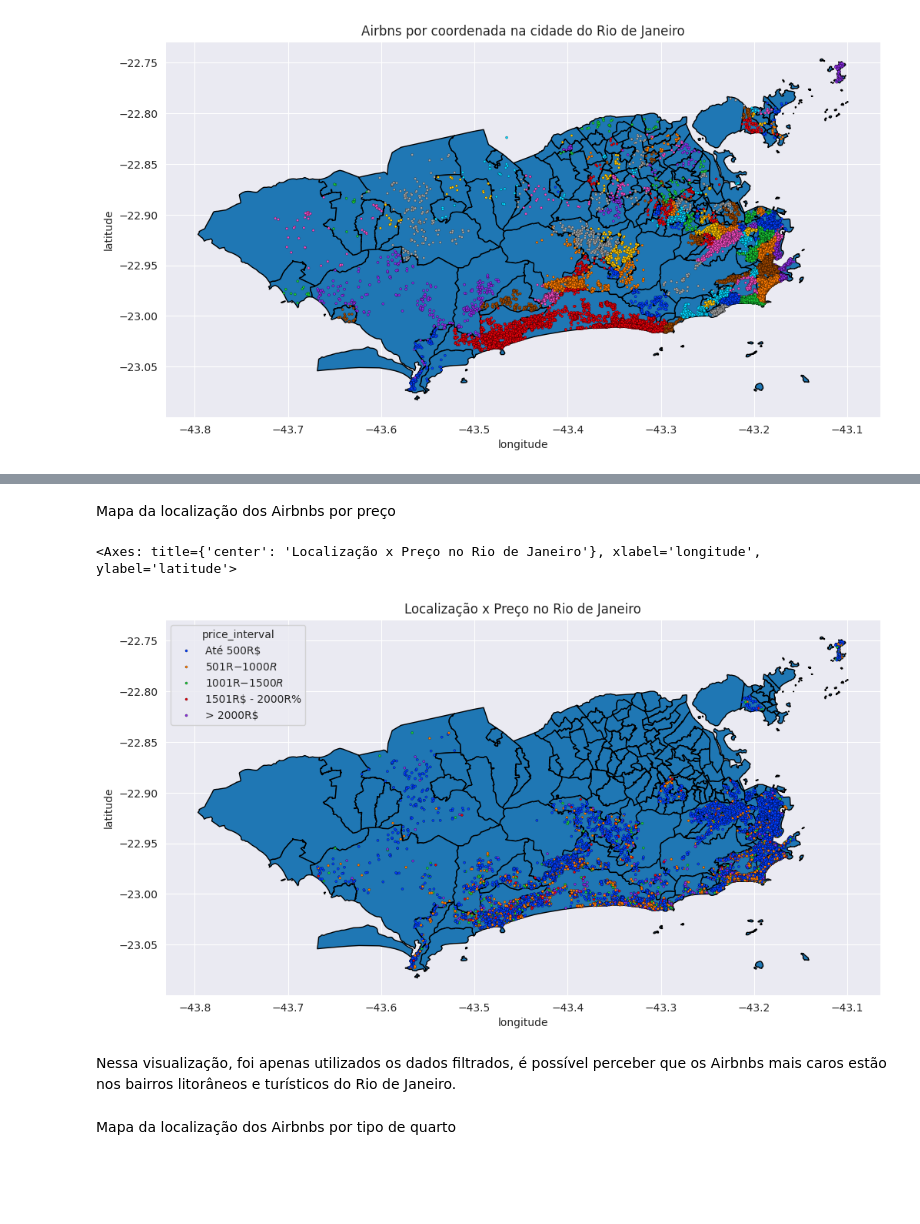
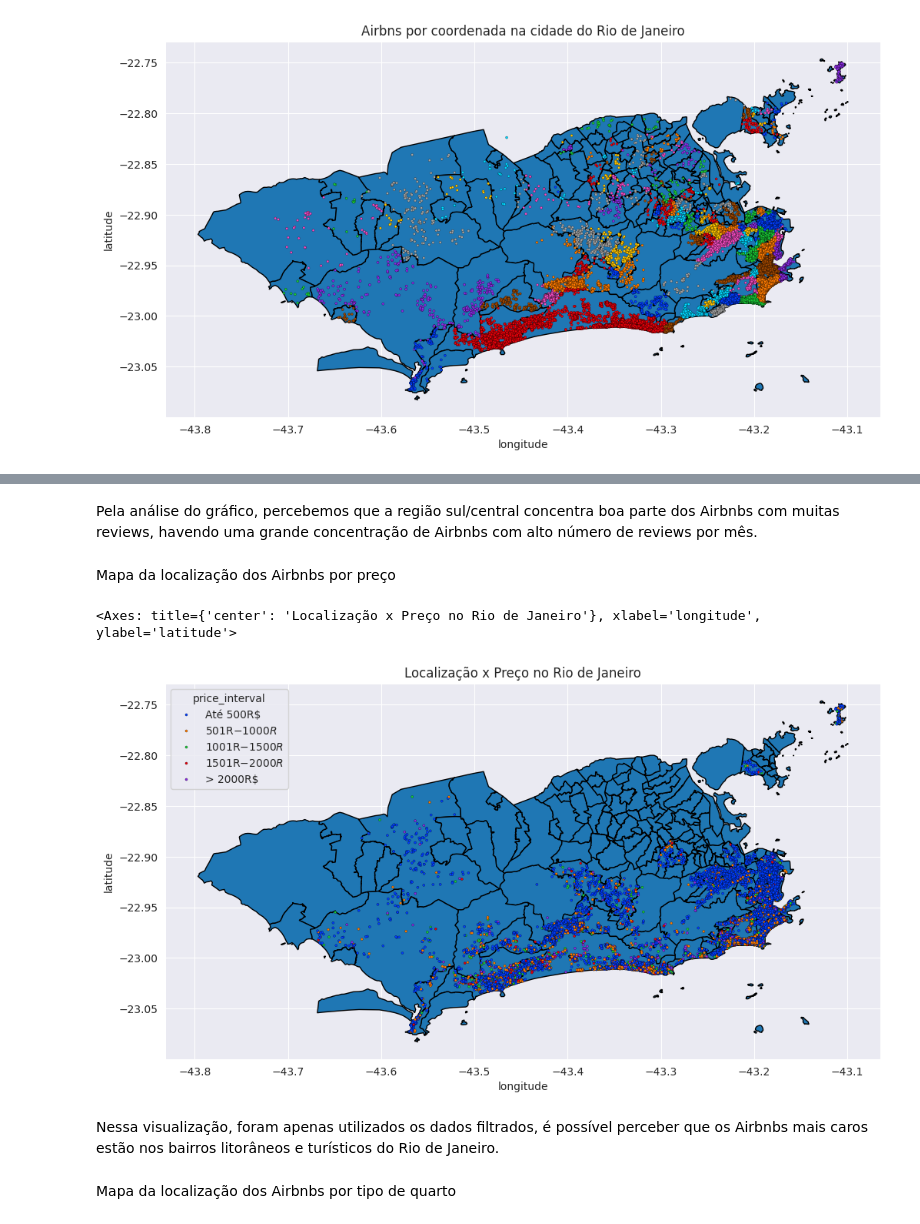
Before and after one commit to pagmaia/datasci-learning-project, a Jupyter notebook: airbnb-analysis.ipynb, the cells around one changed output, grey strips where cells are left out. Drawn from its saved outputs; the diff is of its cells as text; code cells hidden in the pictures; blank space fills up the shorter version.

Commit message:
adding more graphics/texts + correcting ortography and bad texts + conclusion

```diff
--- a/airbnb-analysis.ipynb
+++ b/airbnb-analysis.ipynb
@@ -309,0 +326,14 @@ Essa é um mapa da localização dos Airbnbs, nesse gráfico em específico, foi
+# %%
+# Mapa das localização dos Airbnbs por reviews por mês
+bairros = geobr.read_neighborhood()
+bairros_rio = bairros[bairros["code_muni"] == 3304557]
+
+fig, ax = plt.subplots(figsize=(12,10))
+bairros_rio.plot(ax=ax, edgecolor="black")
+
+data["reviews_interval"]= pd.cut(data["reviews_per_month"],
+             bins=[0, 0.5, 1, 1.5, 2, 2.5, data["reviews_per_month"].max()],
+            labels=["0 - 0.5","0.5 - 1","1 - 1.5", "1.5 - 2", "2 - 2.5", "> 2.5"])
+
+plt.title("Localização x Reviews por mês no Rio de Janeiro")
+sns.scatterplot(data=data, x="longitude", y="latitude", ax=ax, color="red", s=5, hue="reviews_interval", legend="brief", palette="bright", edgecolor="black")
@@ -310,24 +343,26 @@ Essa é um mapa da localização dos Airbnbs, nesse gráfico em específico, foi
+# %% [markdown]
+Pela análise do gráfico, percebemos que a região sul/central concentra boa parte dos Airbnbs com muitas reviews, havendo uma grande concentração de Airbnbs com alto número de reviews por mês.
 # %% [markdown]
 Mapa da localização dos Airbnbs por preço
 # %%
 # Mapa da localização dos Airbnbs por preço
 bairros = geobr.read_neighborhood()
 bairros_rio = bairros[bairros["code_muni"] == 3304557]
 
 fig, ax = plt.subplots(figsize=(12,10))
 bairros_rio.plot(ax=ax, edgecolor="black")
 
 data["price_interval"]= pd.cut(data["price"],
              bins=[0, 500, 1000, 1500, 2000, data["price"].max()],
-            labels=["Até 500R$","501R$ - 1000R$","1001R$ - 1500R$", "1501R$ - 2000R%", "> 2000R$"])
+            labels=["Até 500R$","501R$ - 1000R$","1001R$ - 1500R$", "1501R$ - 2000R$", "> 2000R$"])
 
 plt.title("Localização x Preço no Rio de Janeiro")
 sns.scatterplot(data=data, x="longitude", y="latitude", ax=ax, color="red", s=5, hue="price_interval", legend="brief", palette="bright", edgecolor="black")
 # %% [output]
 <Axes: title={'center': 'Localização x Preço no Rio de Janeiro'}, xlabel='longitude', ylabel='latitude'>
-[figure, old version]
+[figure, new version]
 # %% [markdown]
-Nessa visualização, foi apenas utilizados os dados filtrados, é possível perceber que os Airbnbs mais caros estão nos bairros litorâneos e turísticos do Rio de Janeiro.
+Nessa visualização, foram apenas utilizados os dados filtrados, é possível perceber que os Airbnbs mais caros estão nos bairros litorâneos e turísticos do Rio de Janeiro.
 # %% [markdown]
 Mapa da localização dos Airbnbs por tipo de quarto
 # %%
```
Also changed, not shown: parts of 22 cells of this notebook.
